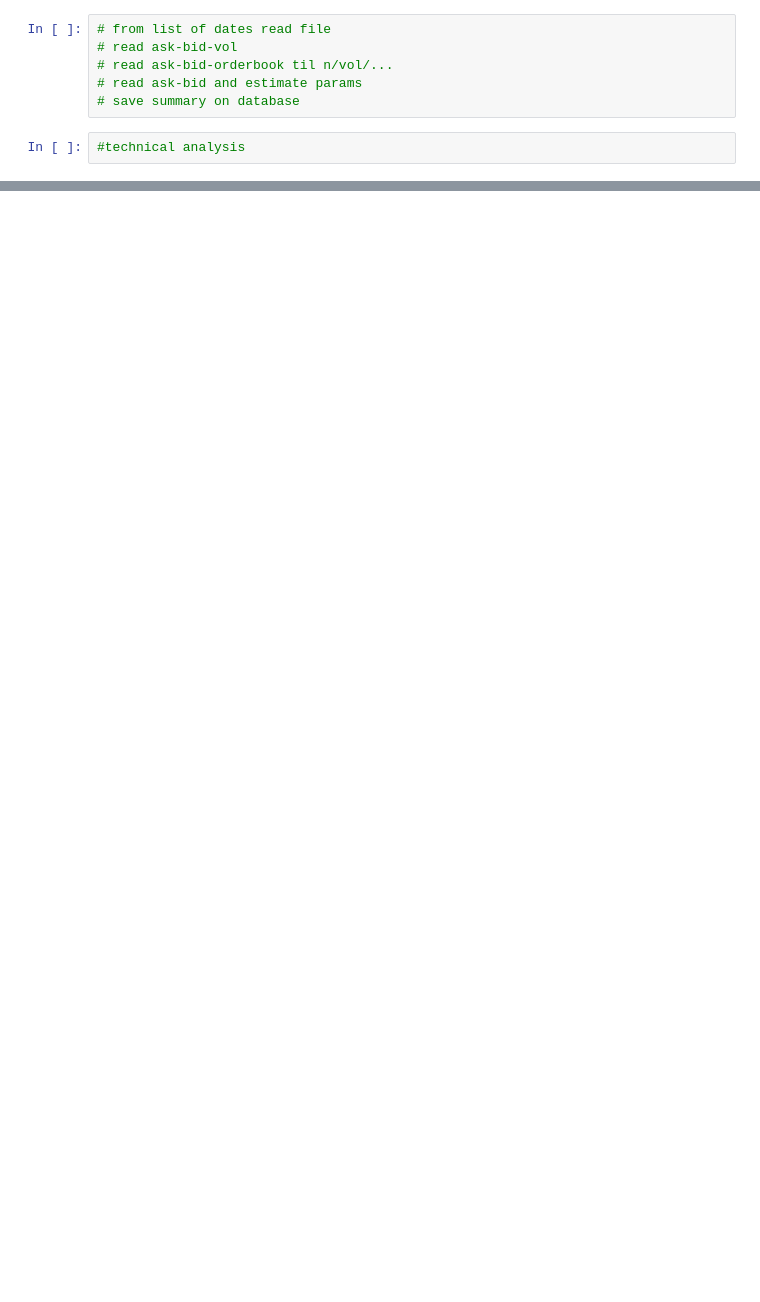
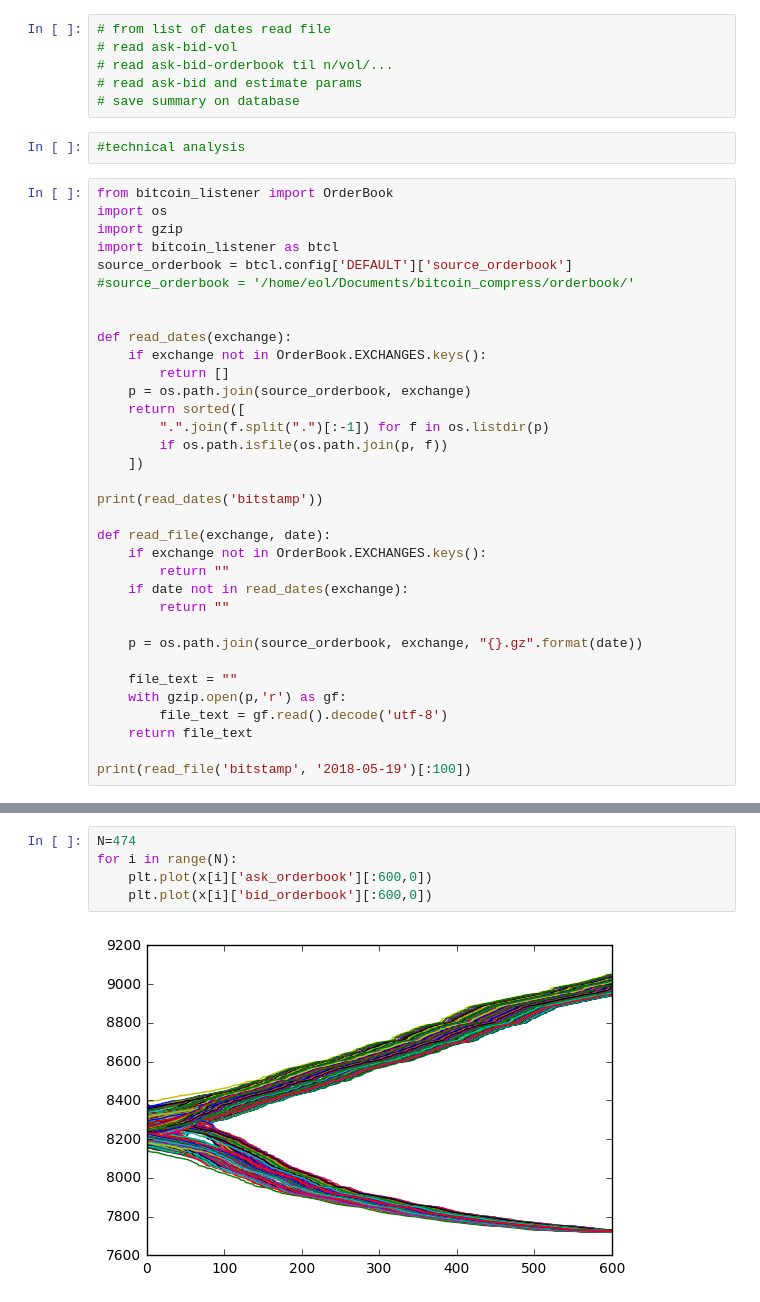
Before and after one commit to nullhack/crypto-utils, a Jupyter notebook: dev.ipynb, the cells around one changed output, grey strips where cells are left out. Drawn from its saved outputs; the diff is of its cells as text; blank space fills up the shorter version.

```diff
--- a/dev.ipynb
+++ b/dev.ipynb
@@ -19,3 +35,37 @@ btcl.config['DEFAULT']['source_orderbook']
 # save summary on database
 # %%
 #technical analysis
+# %%
+from bitcoin_listener import OrderBook
+import os
+import gzip
+import bitcoin_listener as btcl
+source_orderbook = btcl.config['DEFAULT']['source_orderbook']
+#source_orderbook = '/home/eol/Documents/bitcoin_compress/orderbook/'
+
+
+def read_dates(exchange):
+    if exchange not in OrderBook.EXCHANGES.keys():
+        return []
+    p = os.path.join(source_orderbook, exchange)
+    return sorted([
+        ".".join(f.split(".")[:-1]) for f in os.listdir(p)
+        if os.path.isfile(os.path.join(p, f))
+    ])
+
+print(read_dates('bitstamp'))
+
+def read_file(exchange, date):
+    if exchange not in OrderBook.EXCHANGES.keys():
+        return ""
+    if date not in read_dates(exchange):
+        return ""
+
+    p = os.path.join(source_orderbook, exchange, "{}.gz".format(date))
+
+    file_text = ""
+    with gzip.open(p,'r') as gf:
+        file_text = gf.read().decode('utf-8')
+    return file_text
+
+print(read_file('bitstamp', '2018-05-19')[:100])
@@ -21,0 +123,7 @@ btcl.config['DEFAULT']['source_orderbook']
+# %%
+N=474
+for i in range(N):
+    plt.plot(x[i]['ask_orderbook'][:600,0])
+    plt.plot(x[i]['bid_orderbook'][:600,0])
+# %% [output]
+[figure, added]
```
Also changed, not shown: parts of 8 cells of this notebook.
